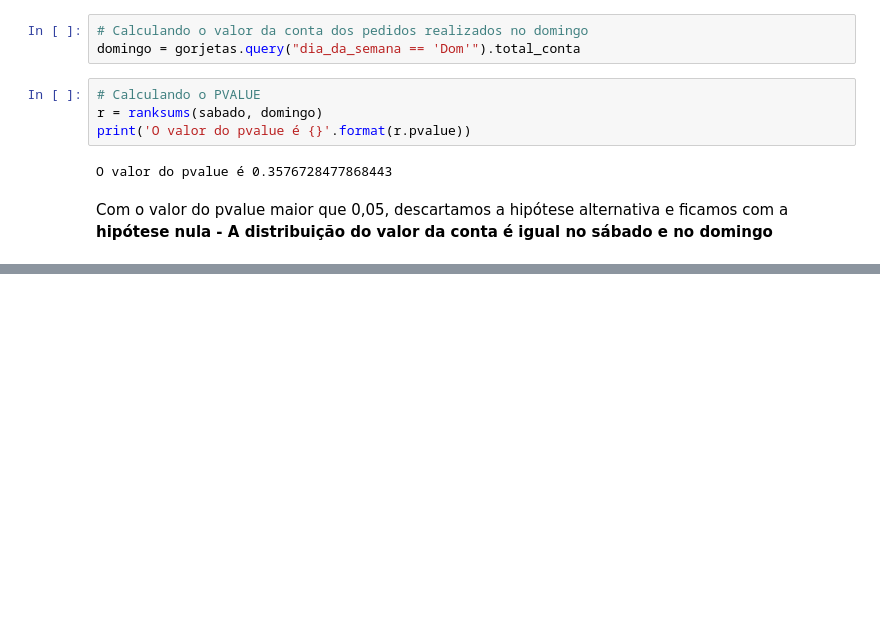
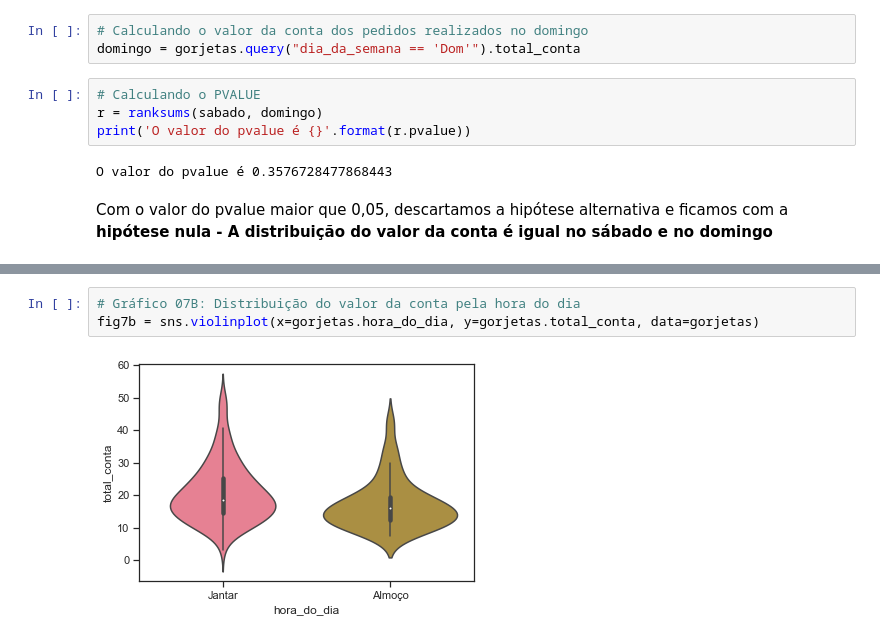
Before and after one commit to nsfoliveira/Projeto02_Gorjeta_EDAcomSeaborn, a Jupyter notebook: EDA_Gorjetas.ipynb, the cells around one changed output, grey strips where cells are left out. Drawn from its saved outputs; the diff is of its cells as text; blank space fills up the shorter version.

```diff
--- a/EDA_Gorjetas.ipynb
+++ b/EDA_Gorjetas.ipynb
@@ -355,0 +361,5 @@ Com o valor do pvalue maior que 0,05, descartamos a hipótese alternativa e fica
+# %%
+# Gráfico 07B: Distribuição do valor da conta pela hora do dia
+fig7b = sns.violinplot(x=gorjetas.hora_do_dia, y=gorjetas.total_conta, data=gorjetas)
+# %% [output]
+[figure, added]
```
Also changed, not shown: parts of 24 cells of this notebook.
